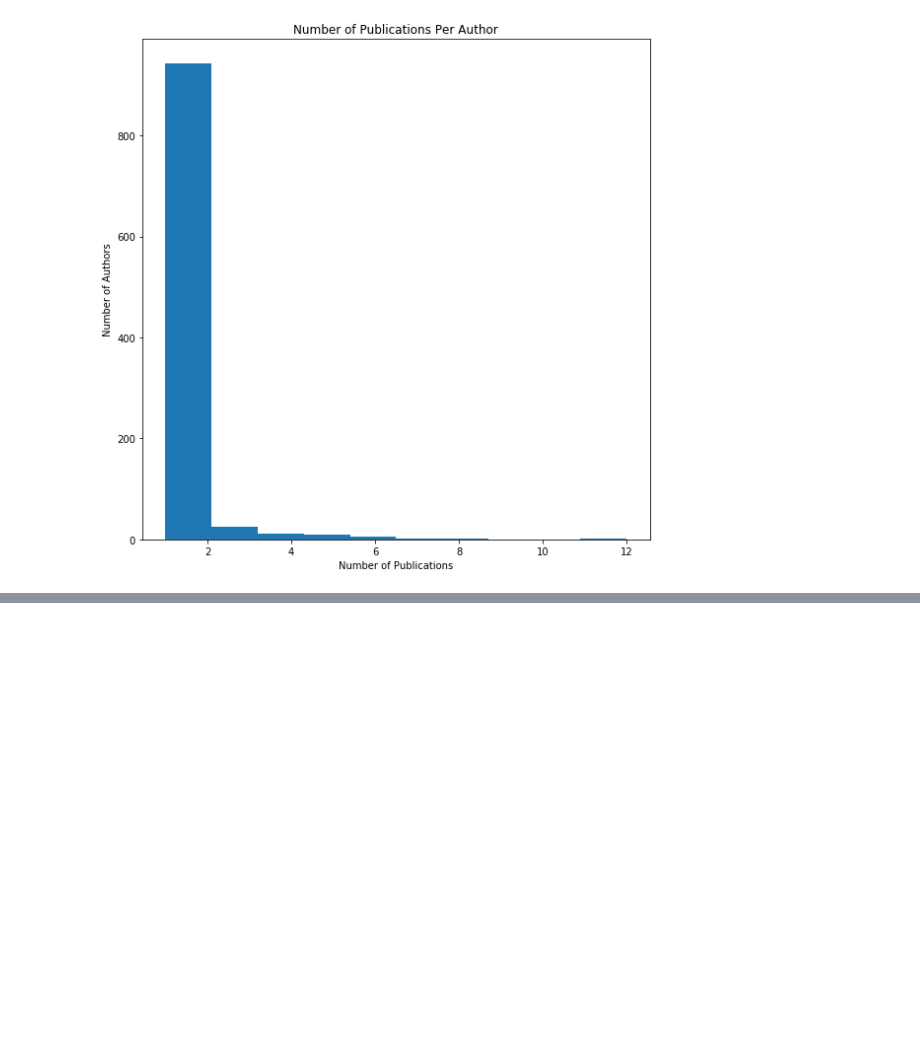
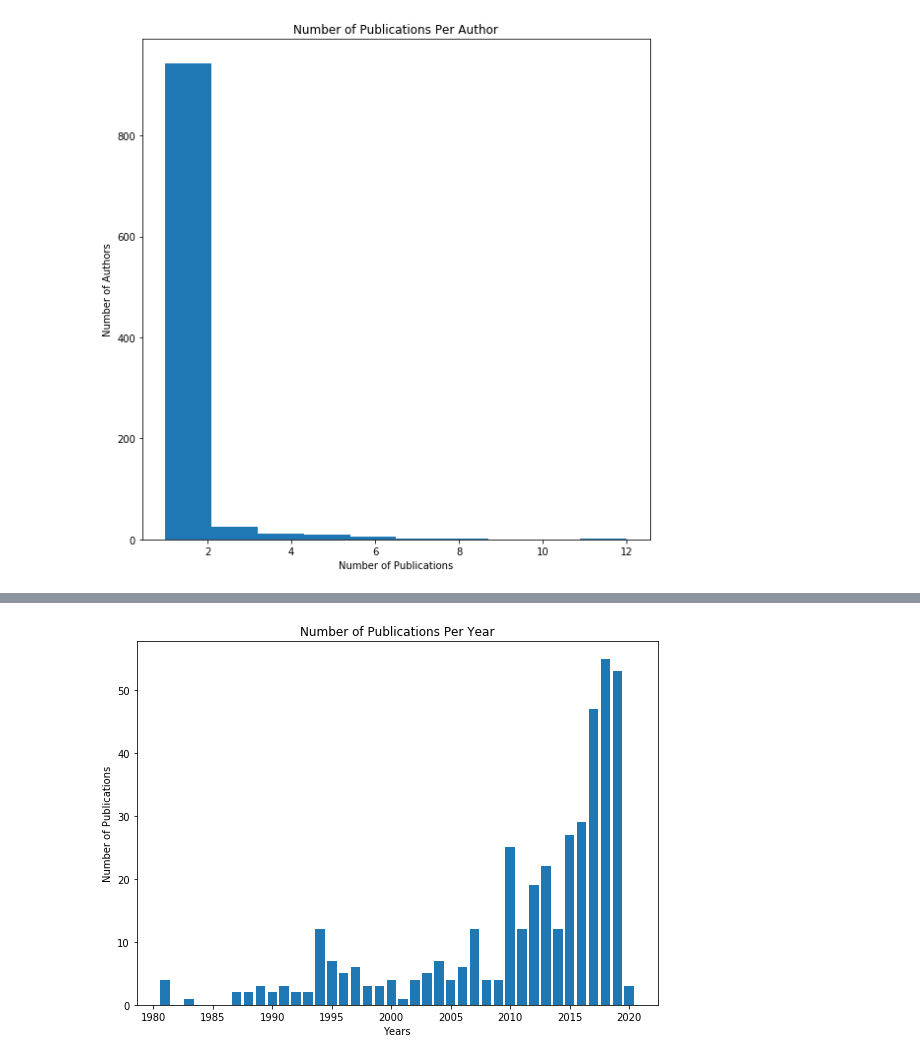
Before and after one commit to kurtsenol/pandas, a Jupyter notebook: web_of_science.ipynb, the cells around one changed output, grey strips where cells are left out. Saved outputs shown, nothing was run; the diff lists cells and outputs as text; code cells hidden in the pictures; blank space fills up the shorter version.

```diff
--- a/web_of_science.ipynb
+++ b/web_of_science.ipynb
@@ -149,0 +268,46 @@ plt.show()
+# %%
+# finding out Publication Years
+# each Publication Year is the value of i'th key of the dictionary
+
+with open("Data/LAST DATA.txt", "r", encoding='utf-8') as f:
+
+    index =0
+    py_dict={}
+
+    for line in f:
+
+        if line.startswith("PY"):
+            py_dict[index] = line[3:].strip()
+            index +=1
+# %%
+# turning the dictionary into a pandas Series object
+
+py = pd.Series(py_dict)
+
+# change the type to datetime year
+py = pd.to_datetime(py, format='%Y').dt.year
+
+# find out frequeincies
+py_counts = py.value_counts()
+py_counts.sort_index(inplace= True)
+# %%
+
+fig, ax = plt.subplots(nrows=1, ncols=1, figsize=(8,6))
+
+# use plt.bar method for vertical bars
+ax.bar(py_counts.index, py_counts)
+
+# add labels
+plt.ylabel("Number of Publications")
+plt.xlabel("Years")
+
+# add Title
+plt.title("Number of Publications Per Year")
+
+# arange padding
+plt.tight_layout()
+
+# display the plot
+plt.show()
+# %% [output]
+[figure, added]
```
Also changed, not shown: parts of 12 cells of this notebook.
